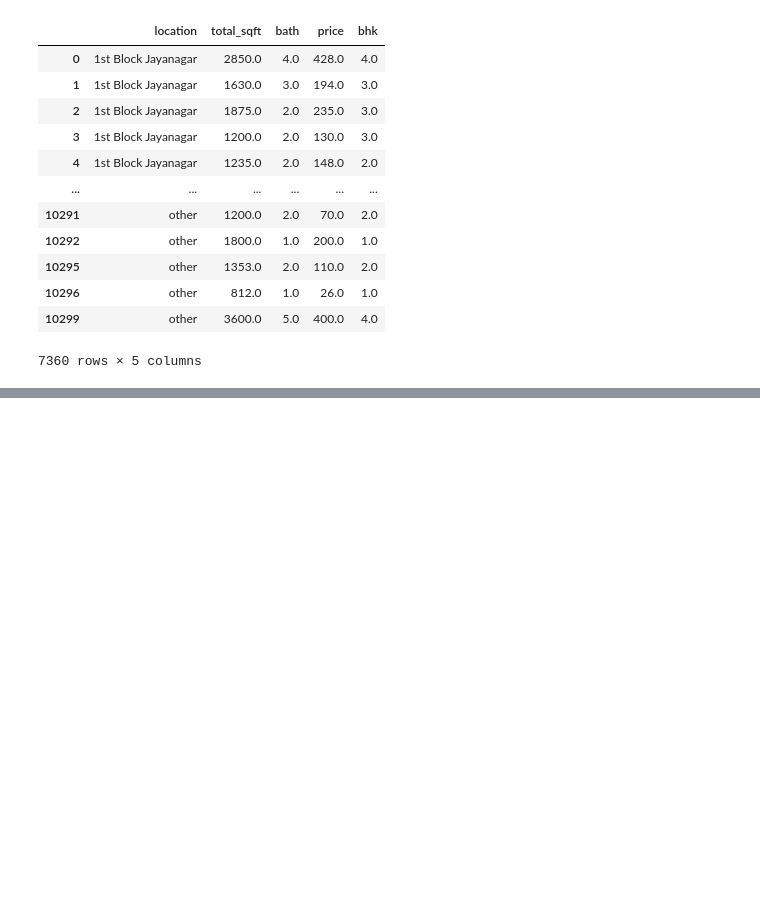
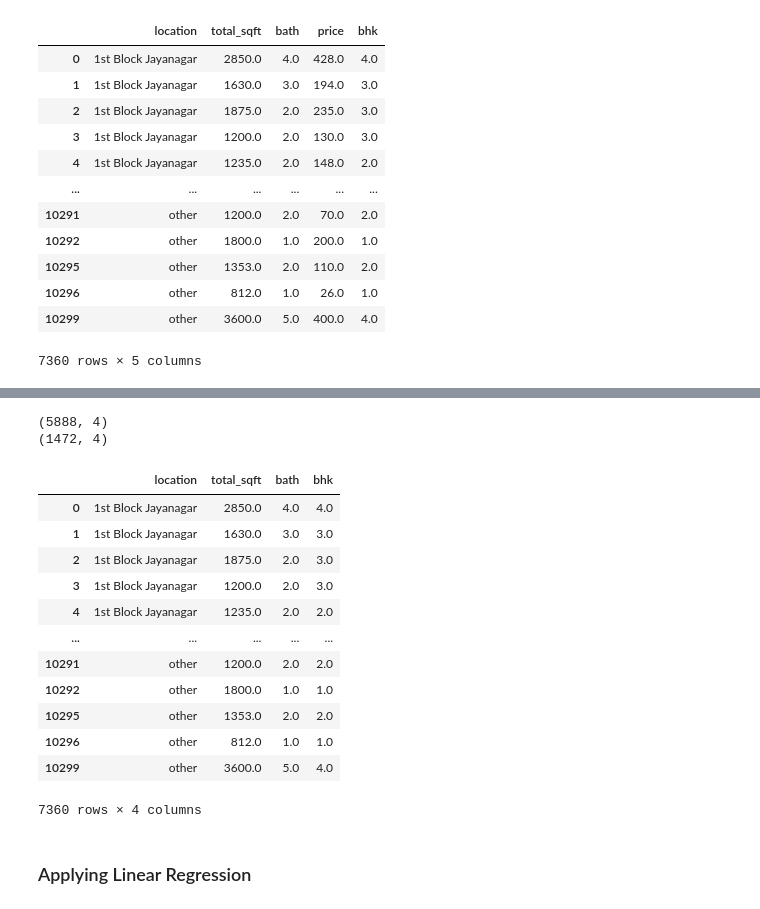
Before and after one commit to ArunAryal/BengaluruHousePricePrediction, a Jupyter notebook: HousePricePrediction.ipynb, the cells around one changed output, grey strips where cells are left out. Drawn from its saved outputs; the diff is of its cells as text; code cells hidden in the pictures; blank space fills up the shorter version.

Commit message:
apply liner regression

```diff
--- a/HousePricePrediction.ipynb
+++ b/HousePricePrediction.ipynb
@@ -507,0 +550,24 @@ df.to_csv("Cleaned_data.csv")
+# %%
+print(X_train.shape)
+print(X_test.shape)
+# %% [output]
+(5888, 4)
+(1472, 4)
+# %%
+X
+# %% [output]
+|  | location | total_sqft | bath | bhk |
+| 0 | 1st Block Jayanagar | 2850.0 | 4.0 | 4.0 |
+| 1 | 1st Block Jayanagar | 1630.0 | 3.0 | 3.0 |
+| 2 | 1st Block Jayanagar | 1875.0 | 2.0 | 3.0 |
+| 3 | 1st Block Jayanagar | 1200.0 | 2.0 | 3.0 |
+| 4 | 1st Block Jayanagar | 1235.0 | 2.0 | 2.0 |
+| ... | ... | ... | ... | ... |
+| 10291 | other | 1200.0 | 2.0 | 2.0 |
+| 10292 | other | 1800.0 | 1.0 | 1.0 |
+| 10295 | other | 1353.0 | 2.0 | 2.0 |
+| 10296 | other | 812.0 | 1.0 | 1.0 |
+| 10299 | other | 3600.0 | 5.0 | 4.0 |
+7360 rows × 4 columns
+# %% [markdown]
+### Applying Linear Regression
```
Also changed, not shown: parts of 9 cells of this notebook.
